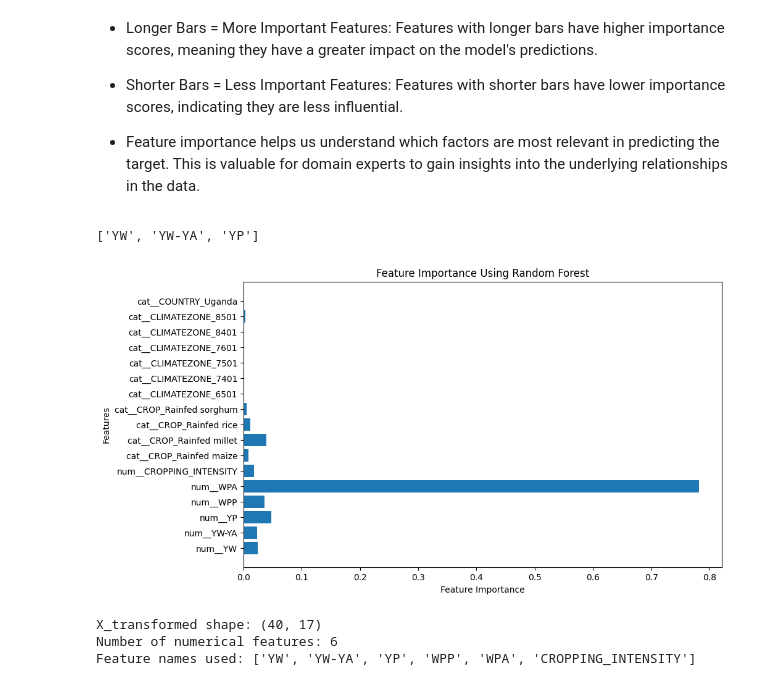
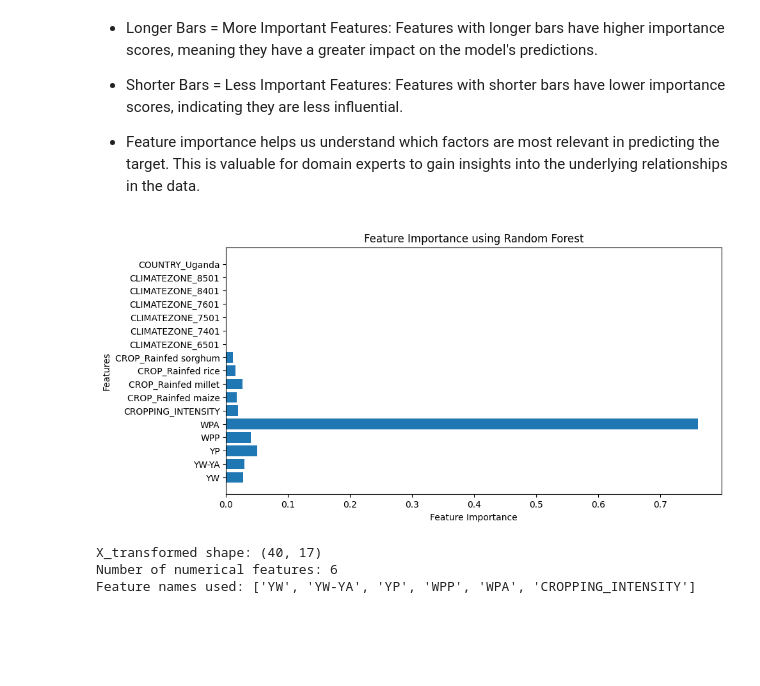
Before and after one commit to Naggayi-Daphne-Pearl/Crop-Prediction-project, a Jupyter notebook: sparsegraph-based-anomaly-detection-for-yield-loss.ipynb, the cells around one changed output. Drawn from its saved outputs; the diff is of its cells as text; code cells hidden in the pictures; blank space fills up the shorter version.

Commit message:
Kaggle Notebook | SparseGraph-Based Anomaly Detection for Yield Loss | Version 17

```diff
--- a/sparsegraph-based-anomaly-detection-for-yield-loss.ipynb
+++ b/sparsegraph-based-anomaly-detection-for-yield-loss.ipynb
@@ -288,23 +288,24 @@ tensor([0.0242, 0.0121, 0.0146, 0.0549, 0.0060, 0.0025, 0.0394, 0.0352, 0.0103,
 # %%
 from sklearn.ensemble import RandomForestRegressor
 
+# Train a Random Forest model
 rf_model = RandomForestRegressor(n_estimators=100, random_state=42)
-rf_model.fit(X_transformed, y)
-print(numerical_features[:3])
+X_train, X_test, y_train, y_test = train_test_split(X_transformed, y, test_size=0.2, random_state=42)
+rf_model.fit(X_train, y_train)
 
-feature_importance = rf_model.feature_importances_
-feature_names = preprocessor.get_feature_names_out()
+# Get feature importance
+importances = rf_model.feature_importances_
+feature_names = numerical_features + list(preprocessor.named_transformers_['cat'].get_feature_names_out())
 
 # Plot feature importance
-plt.figure(figsize=(10, 6))
-plt.barh(feature_names, feature_importance)
+plt.figure(figsize=(10, 5))
+plt.barh(feature_names, importances)
 plt.xlabel("Feature Importance")
 plt.ylabel("Features")
-plt.title("Feature Importance Using Random Forest")
+plt.title("Feature Importance using Random Forest")
 plt.show()
 # %% [output]
-['YW', 'YW-YA', 'YP']
-[figure, old version]
+[figure, new version]
 # %%
 print("X_transformed shape:", X_transformed.shape)  # (40, 17)
 print("Number of numerical features:", len(numerical_features))  # 6
```
Also changed, not shown: parts of 11 cells of this notebook.
